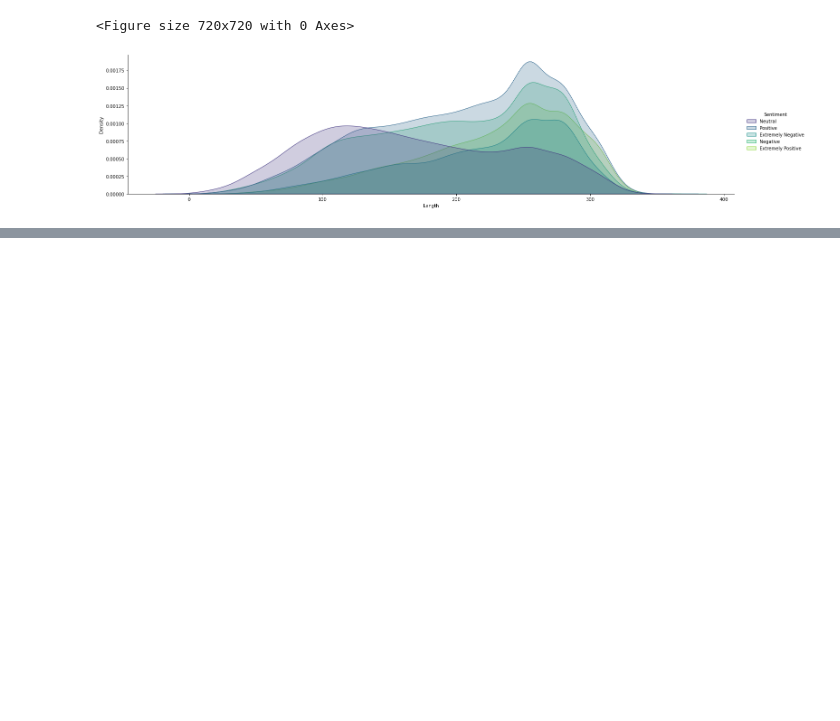
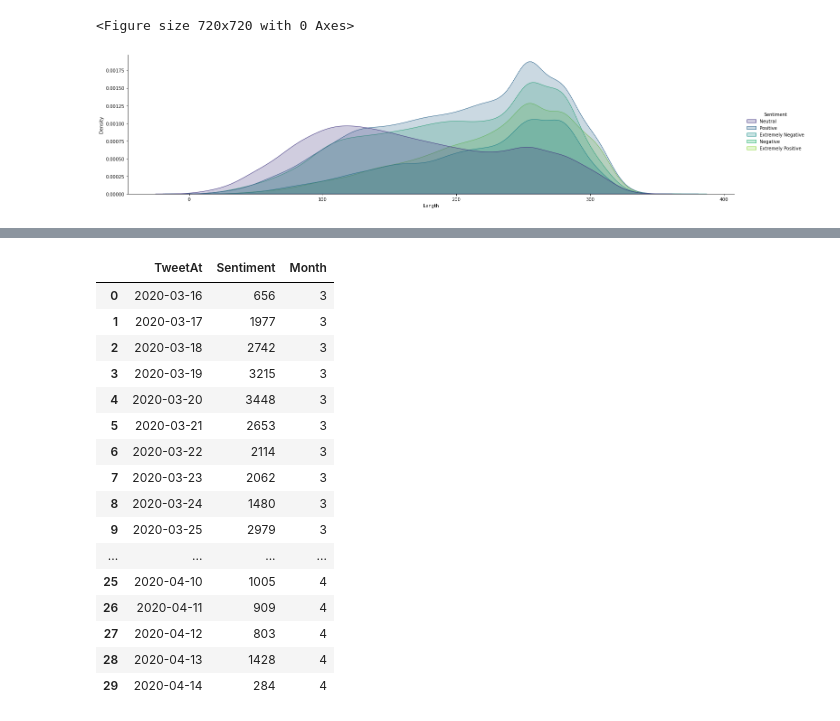
Before and after one commit to ahmad1jalal/Covid-Tweets-Classification, a Jupyter notebook: Covid-Tweets.ipynb, the cells around one changed output, grey strips where cells are left out. Saved outputs shown, nothing was run; the diff lists cells and outputs as text; code cells hidden in the pictures; blank space fills up the shorter version.

```diff
--- a/Covid-Tweets.ipynb
+++ b/Covid-Tweets.ipynb
@@ -159,0 +208,21 @@ tweet_per_day
+# %%
+tweet_per_day["Month"] = tweet_per_day["TweetAt"].apply(lambda x : x.month)
+tweet_per_day
+# %% [output]
+|  | TweetAt | Sentiment | Month |
+| 0 | 2020-03-16 | 656 | 3 |
+| 1 | 2020-03-17 | 1977 | 3 |
+| 2 | 2020-03-18 | 2742 | 3 |
+| 3 | 2020-03-19 | 3215 | 3 |
+| 4 | 2020-03-20 | 3448 | 3 |
+| 5 | 2020-03-21 | 2653 | 3 |
+| 6 | 2020-03-22 | 2114 | 3 |
+| 7 | 2020-03-23 | 2062 | 3 |
+| 8 | 2020-03-24 | 1480 | 3 |
+| 9 | 2020-03-25 | 2979 | 3 |
+| ... | ... | ... | ... |
+| 25 | 2020-04-10 | 1005 | 4 |
+| 26 | 2020-04-11 | 909 | 4 |
+| 27 | 2020-04-12 | 803 | 4 |
+| 28 | 2020-04-13 | 1428 | 4 |
+| 29 | 2020-04-14 | 284 | 4 |
```
Also changed, not shown: parts of 17 cells of this notebook.
